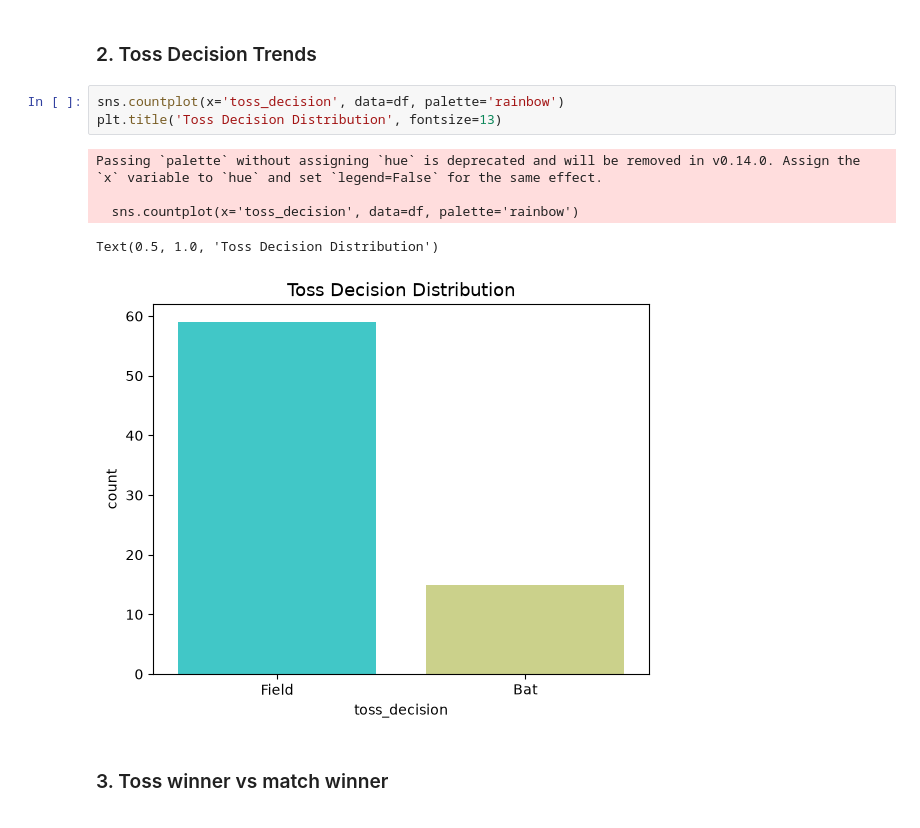
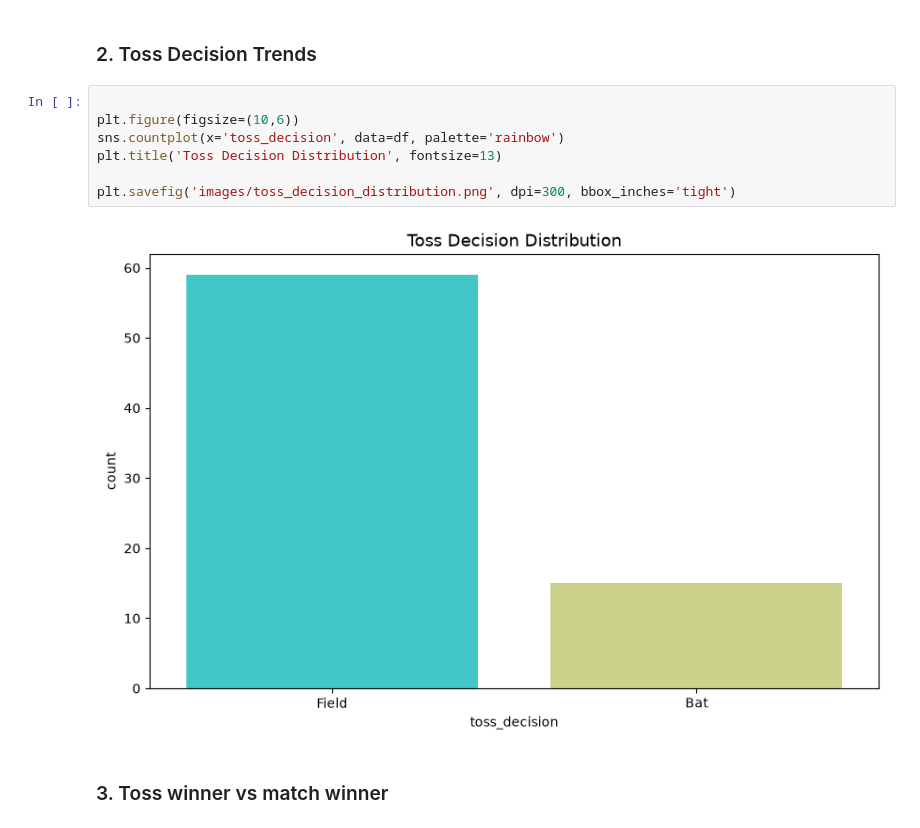
Before and after one commit to IshwariUgale-hub/IPL-Data-Analysis, a Jupyter notebook: IPL_data_analysis.ipynb, the cells around one changed output. Cells and saved outputs as stored; diff of their text form.

```diff
--- a/IPL_data_analysis.ipynb
+++ b/IPL_data_analysis.ipynb
@@ -86,14 +90,14 @@ Text(0.5, 1.0, 'Number of Matches Won by Each Team')
 # %% [markdown]
 ### 2. Toss Decision Trends
 # %%
+
+plt.figure(figsize=(10,6))
 sns.countplot(x='toss_decision', data=df, palette='rainbow')
 plt.title('Toss Decision Distribution', fontsize=13)
+
+plt.savefig('images/toss_decision_distribution.png', dpi=300, bbox_inches='tight')
 # %% [output]
-Passing `palette` without assigning `hue` is deprecated and will be removed in v0.14.0. Assign the `x` variable to `hue` and set `legend=False` for the same effect.
-
-  sns.countplot(x='toss_decision', data=df, palette='rainbow')
-Text(0.5, 1.0, 'Toss Decision Distribution')
-[figure, old version]
+[figure, new version]
 # %% [markdown]
 ### 3. Toss winner vs match winner
 # %%
```
Also changed, not shown: parts of 12 cells of this notebook.
